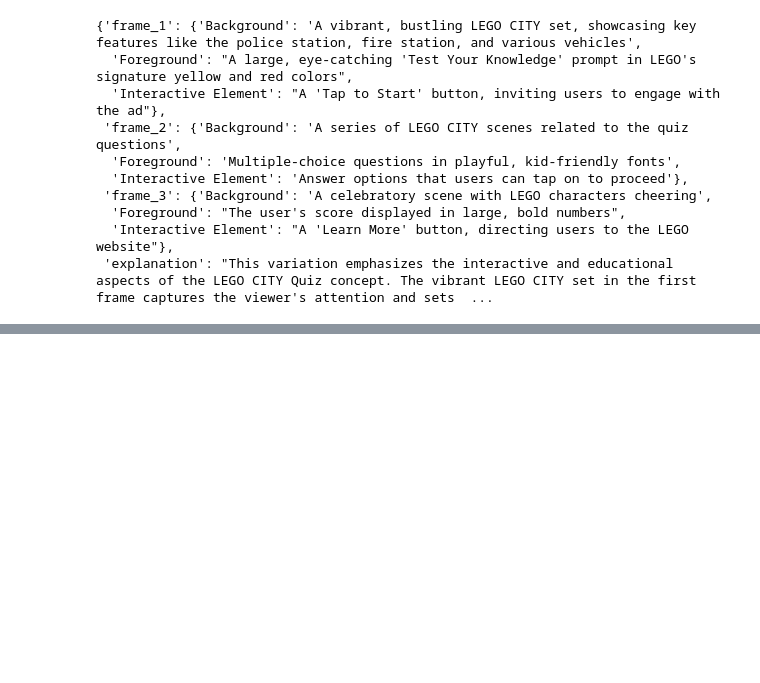
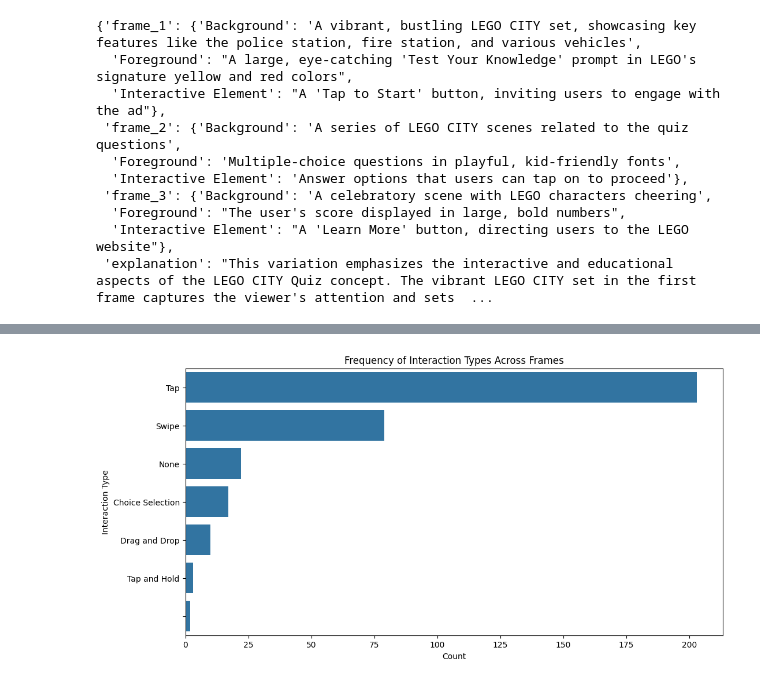
Before and after one commit to mistir-nigusse/Automated-Storyboard-Synthesis-for-Digital-Advertising, a Jupyter notebook: notebooks/eda.ipynb, the cells around one changed output, grey strips where cells are left out. Cells and saved outputs as stored; diff of their text form; code cells hidden in the pictures; blank space fills up the shorter version.

```diff
--- a/notebooks/eda.ipynb
+++ b/notebooks/eda.ipynb
@@ -106,0 +178,13 @@ df_concepts['asset_suggestions'][1][4]
+# %%
+interaction_type_cols = [col for col in concepts_df.columns if 'interaction_type' in col]
+
+interaction_types = concepts_df[interaction_type_cols].melt(value_name='interaction_type').dropna()
+
+plt.figure(figsize=(12, 6))
+sns.countplot(y='interaction_type', data=interaction_types, order=interaction_types['interaction_type'].value_counts().index)
+plt.xlabel('Count')
+plt.ylabel('Interaction Type')
+plt.title('Frequency of Interaction Types Across Frames')
+plt.show()
+# %% [output]
+[figure, added]
```
Also changed, not shown: parts of 21 cells of this notebook, 8 other files.
